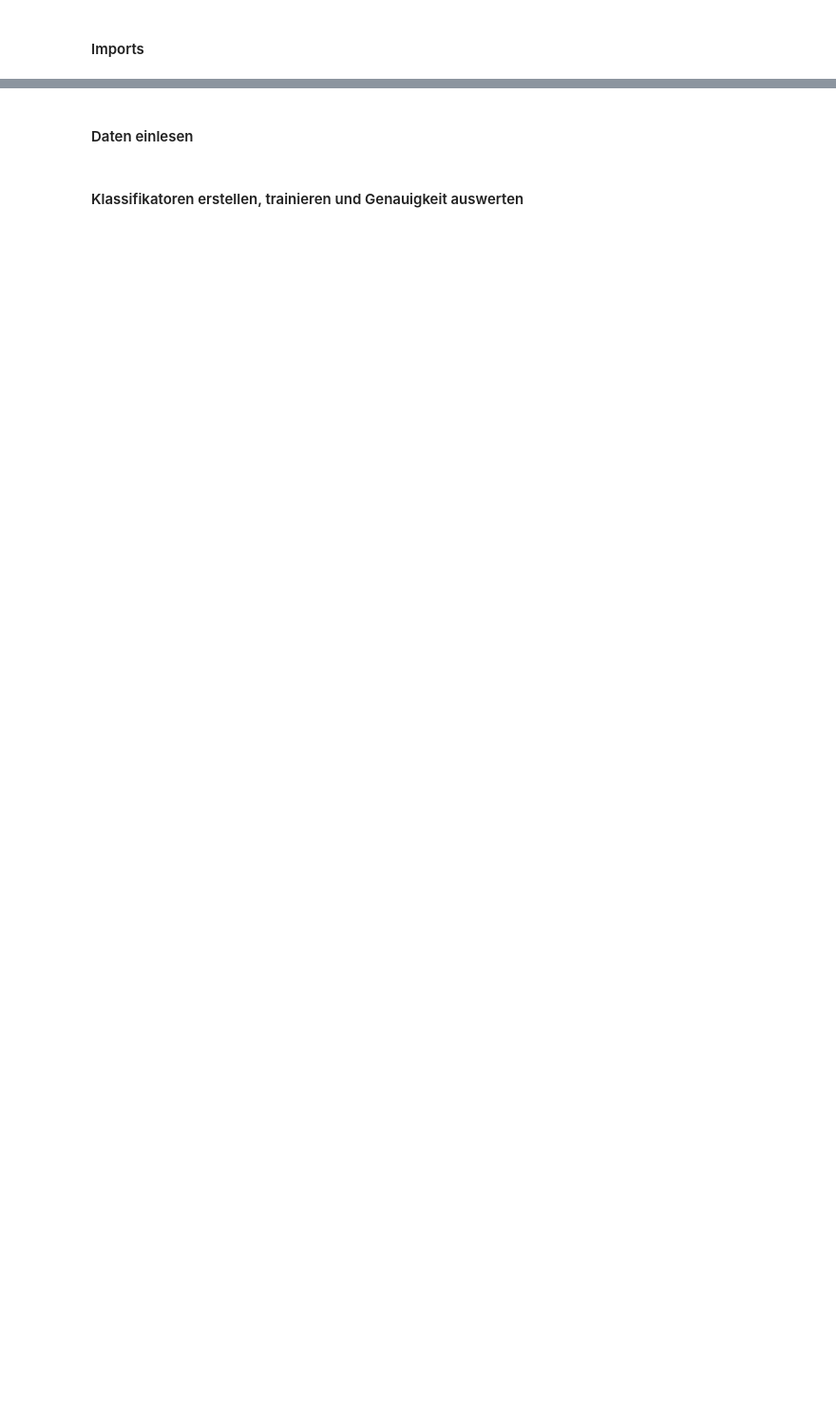
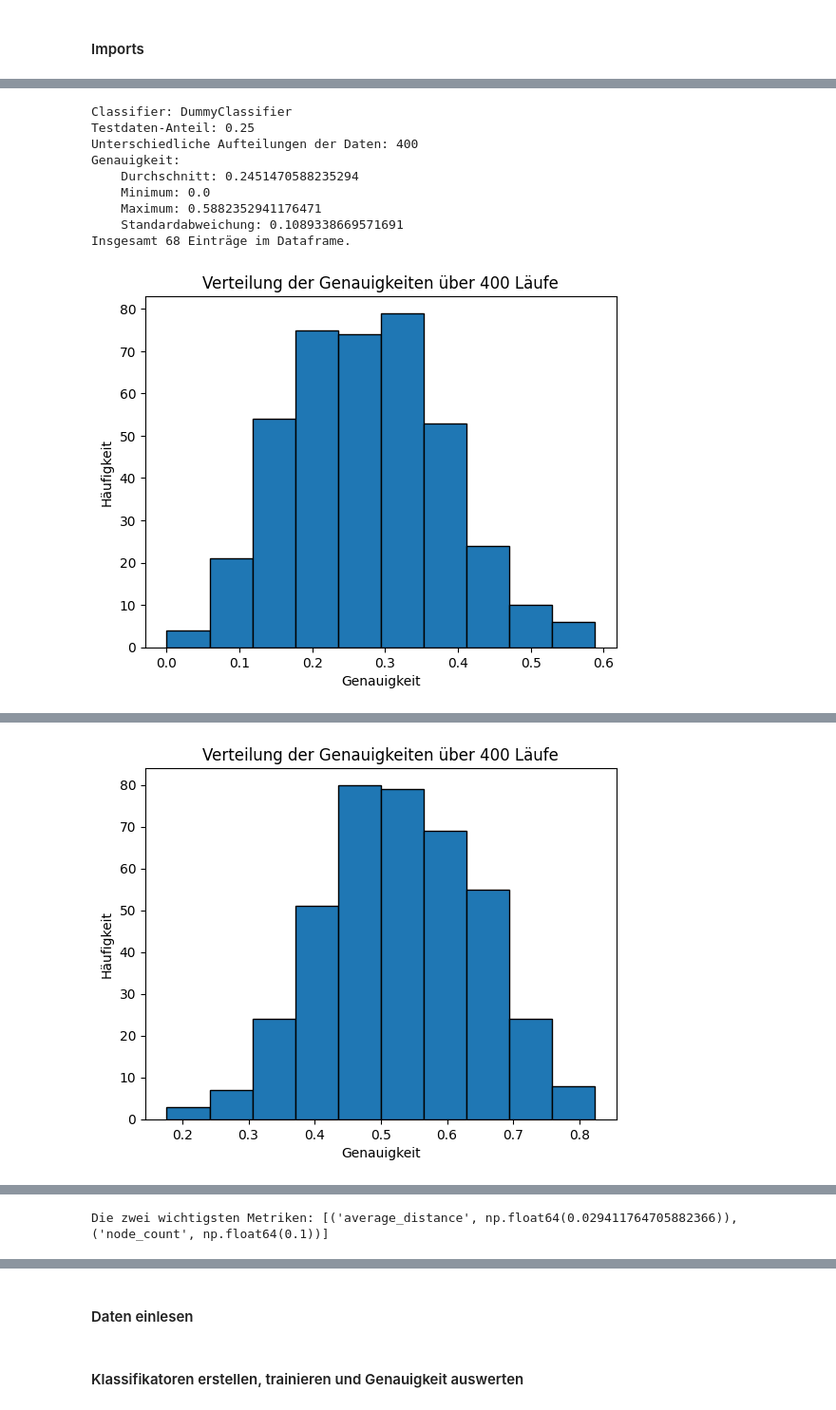
Before and after one commit to Amerek200/63055KomplexeNetze, a Jupyter notebook: data_analysis/classifiers_mixed_languages.ipynb, the cells around one changed output, grey strips where cells are left out. Shown at 95% size. Drawn from its saved outputs; the diff is of its cells as text; code cells hidden in the pictures; blank space fills up the shorter version.

```diff
--- a/data_analysis/classifiers_mixed_languages.ipynb
+++ b/data_analysis/classifiers_mixed_languages.ipynb
@@ -20,0 +23,74 @@ import math
+# %%
+df = pd.read_csv('output_neu.csv')
+df = df[df['stopwords_removed'] == True]
+df = df[df['author'] != 'ALL']
+df = df[df['fixed_token_count'] == df['fixed_token_count'].max()]
+#df = df[df["link_distance"] == 1 ]
+# df = df[df['language'] == 'de']
+
+# Filter für Features, die in Klassifizierung mit einbezogen werden
+features = FEATURES_USED_BY_CLASSIFIER
+
+
+X = df[features]
+y = df['author']
+
+# print(df)
+# %%
+
+# Je Split teilen wir die Daten auf
+split_count = 4
+n_repeats = 100
+
+# Fold festlegen für Kreuzvalidierung
+cv = RepeatedStratifiedKFold(n_splits=split_count, n_repeats=n_repeats, random_state=42)
+
+classifier_list = [
+    DummyClassifier(strategy='uniform'),
+    DecisionTreeClassifier(), # Entscheidungsbaum
+    KNeighborsClassifier(n_neighbors=5), # KNN-Algorithmus
+    GaussianNB() # Naive-Bayes-Algorithmus
+]
+
+for classifier in classifier_list:
+
+    # Bilden der Genauigkeitswerte
+    accuracy_scores = cross_val_score(classifier, X, y, cv=cv)
+
+    # Statistiken dazu ausgeben
+    print(str.format("Classifier: {0}", classifier.__class__.__name__))
+    print(f'Testdaten-Anteil: {1 / split_count}')
+    print(f'Unterschiedliche Aufteilungen der Daten: {len(accuracy_scores)}')
+    print(f'Genauigkeit: ')
+    print(f'    Durchschnitt: {np.mean(accuracy_scores)}')
+    print(f'    Minimum: {min(accuracy_scores)}')
+    print(f'    Maximum: {max(accuracy_scores)}')
+    print(f'    Standardabweichung: {np.std(accuracy_scores)}')
+    print(f'Insgesamt {len(df)} Einträge im Dataframe.')
+
+    # Histogramm zu Genauigkeiten plotten
+    plt.hist(accuracy_scores, bins=10, edgecolor='black')
+    plt.xlabel('Genauigkeit')
+    plt.ylabel('Häufigkeit')
+    plt.title(f'Verteilung der Genauigkeiten über {len(accuracy_scores)} Läufe')
+    plt.show()
+
+    # Klassifikator auf alle verfügbaren Daten trainieren, damit Permutationswichtigkeit bestimmt werden kann.
+    classifier.fit(X, y)
+
+    # Bestimmung der Permutationswichtigkeit
+    permutation_importance_list = permutation_importance(classifier, X, y, n_repeats=10)
+    most_important_features = sorted(list(zip(features, permutation_importance_list.importances_mean)), key = lambda x: x[1])[-2:]
+    print(f"Die zwei wichtigsten Metriken: {most_important_features}")
+    print(f"\n\n")
+# %% [output]
+Classifier: DummyClassifier
+Testdaten-Anteil: 0.25
+Unterschiedliche Aufteilungen der Daten: 400
+Genauigkeit:
+    Durchschnitt: 0.2451470588235294
+    Minimum: 0.0
+    Maximum: 0.5882352941176471
+    Standardabweichung: 0.1089338669571691
+Insgesamt 68 Einträge im Dataframe.
+[figure, added]
@@ -20,0 +110 @@ import math
+[figure, added]
@@ -20,0 +139 @@ import math
+Die zwei wichtigsten Metriken: [('average_distance', np.float64(0.029411764705882366)), ('node_count', np.float64(0.1))]
```
Also changed, not shown: parts of 7 cells of this notebook.
